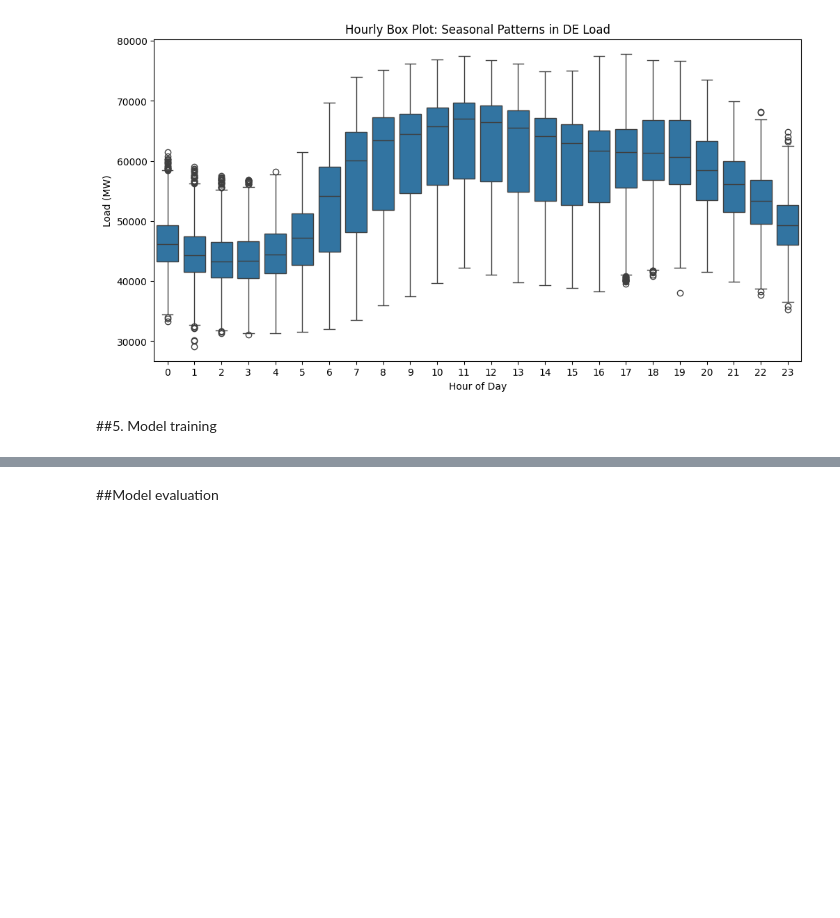
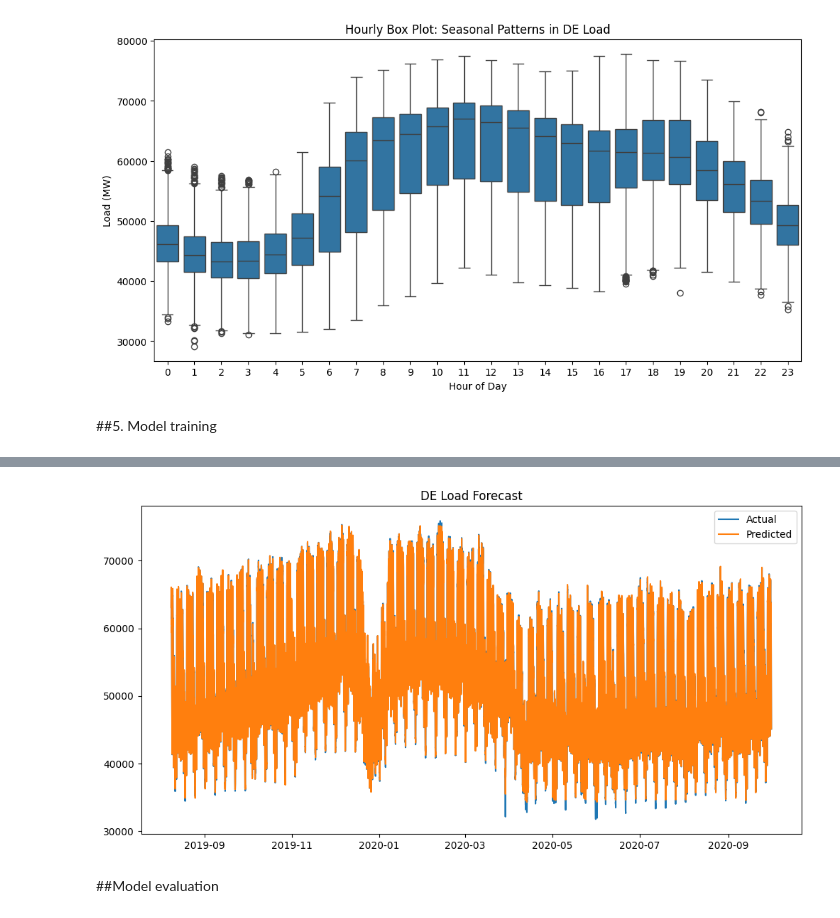
Before and after one commit to Phionanamugga/Energy_Projects, a Jupyter notebook: load_forecasting.ipynb, the cells around one changed output, grey strips where cells are left out. Drawn from its saved outputs; the diff is of its cells as text; code cells hidden in the pictures; blank space fills up the shorter version.

```diff
--- a/load_forecasting.ipynb
+++ b/load_forecasting.ipynb
@@ -319,3 +411,13 @@ plt.show()
+# %%
+#Plot actual vs predicted
+plt.figure(figsize=(12,6))
+plt.plot(test.index, y_test, label='Actual')
+plt.plot(test.index, preds, label='Predicted')
+plt.title('DE Load Forecast')
+plt.legend()
+plt.show()
+# %% [output]
+[figure, added]
 # %%
 def train_lgbm(X_train, y_train, params=None, num_round=500): # LightGBM training wrapper optimized for temporal forecasting with sensible defaults
     if params is None:
```
Also changed, not shown: parts of 1 cell of this notebook.
